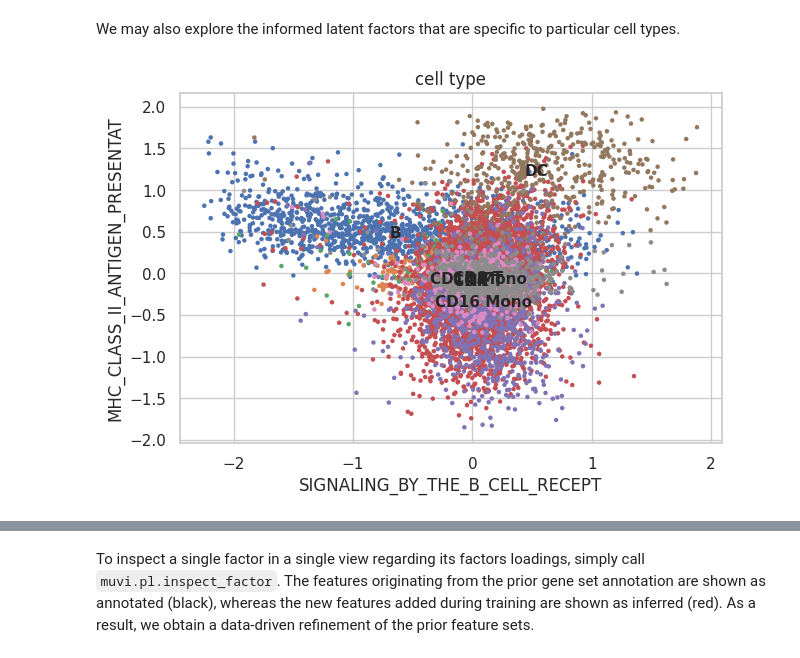
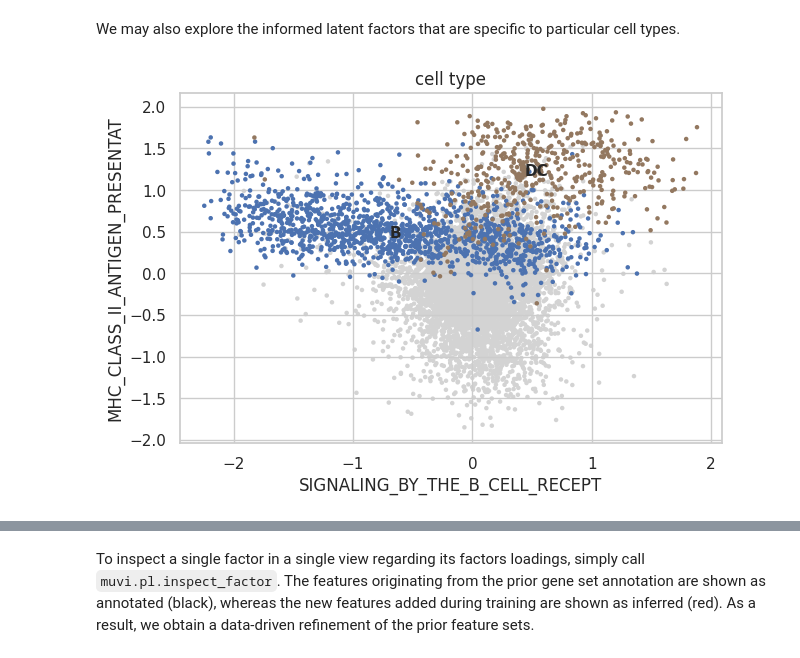
Before and after one commit to MLO-lab/MuVI, a Jupyter notebook: examples/2_single-cell_rna-seq.ipynb, the cells around one changed output, grey strips where cells are left out. Saved outputs shown, nothing was run; the diff lists cells and outputs as text; code cells hidden in the pictures.

```diff
--- a/examples/2_single-cell_rna-seq.ipynb
+++ b/examples/2_single-cell_rna-seq.ipynb
@@ -49,7 +39,7 @@ Using GPU #2
 # %% [markdown]
 We adopt the preprocessing from [Rybakov et al., 2020](https://doi.org/10.1101/2020.12.02.401182). First, we load the processed AnnData object from the `.h5ad` file:
 # %%
-adata = ad.read("../../data/kang_pp.h5ad")
+adata = ad.read("../../../data/kang_pp.h5ad")
 adata
 # %% [output]
 AnnData object with n_obs × n_vars = 13576 × 979
@@ -211,13 +183,14 @@ muvi.pl.scatter(
 # %% [markdown]
 We may also explore the informed latent factors that are specific to particular cell types.
 # %%
+top_ct_factors = ["SIGNALING_BY_THE_B_CELL_RECEPT", "MHC_CLASS_II_ANTIGEN_PRESENTAT"]
 muvi.pl.scatter(
     model,
-    "SIGNALING_BY_THE_B_CELL_RECEPT",
-    "MHC_CLASS_II_ANTIGEN_PRESENTAT",
+    *top_ct_factors,
     "cell_type",
+    groups=["B", "DC"],
     size=42,
     legend_loc="on data",
 )
 # %% [output]
-[figure, old version]
+[figure, new version]
```
Also changed, not shown: parts of 28 cells of this notebook, 6 other files.
